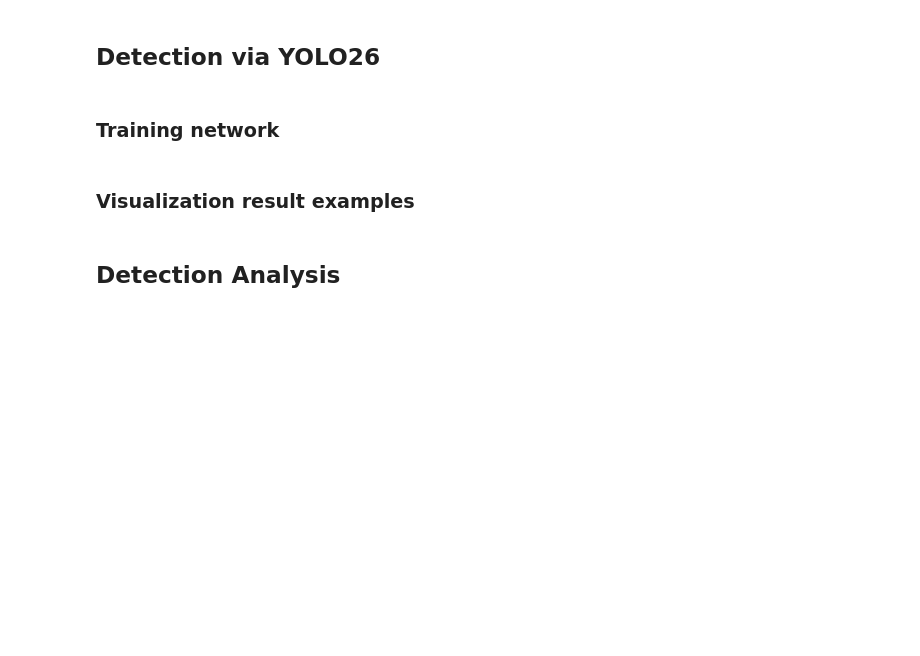
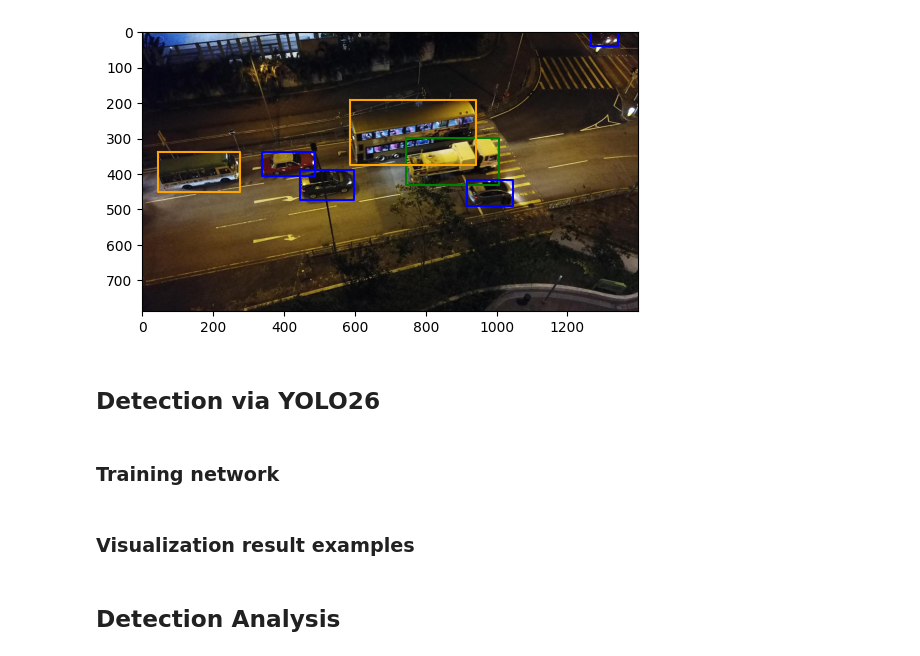
Before and after one commit to ai-photonics/derin-car-tracking, a Jupyter notebook: detection.ipynb, the cells around one changed output. Saved outputs shown, nothing was run; the diff lists cells and outputs as text; code cells hidden in the pictures; blank space fills up the shorter version.

```diff
--- a/detection.ipynb
+++ b/detection.ipynb
@@ -92,2 +36,9 @@ show_labeled_img(img_path, label_path)
+# %%
+img_id = "9999953_00000_d_0000159"
+img_path = (image_folder / "train" / f"{img_id}.jpg").as_posix()
+label_path = (label_folder / "train" / f"{img_id}.txt").as_posix()
+fig_night = vis.show_labeled_img(img_path, label_path)
+# %% [output]
+[figure, added]
 # %% [markdown]
 ## Detection via YOLO26
```
Also changed, not shown: parts of 7 cells of this notebook, 2 other files.
